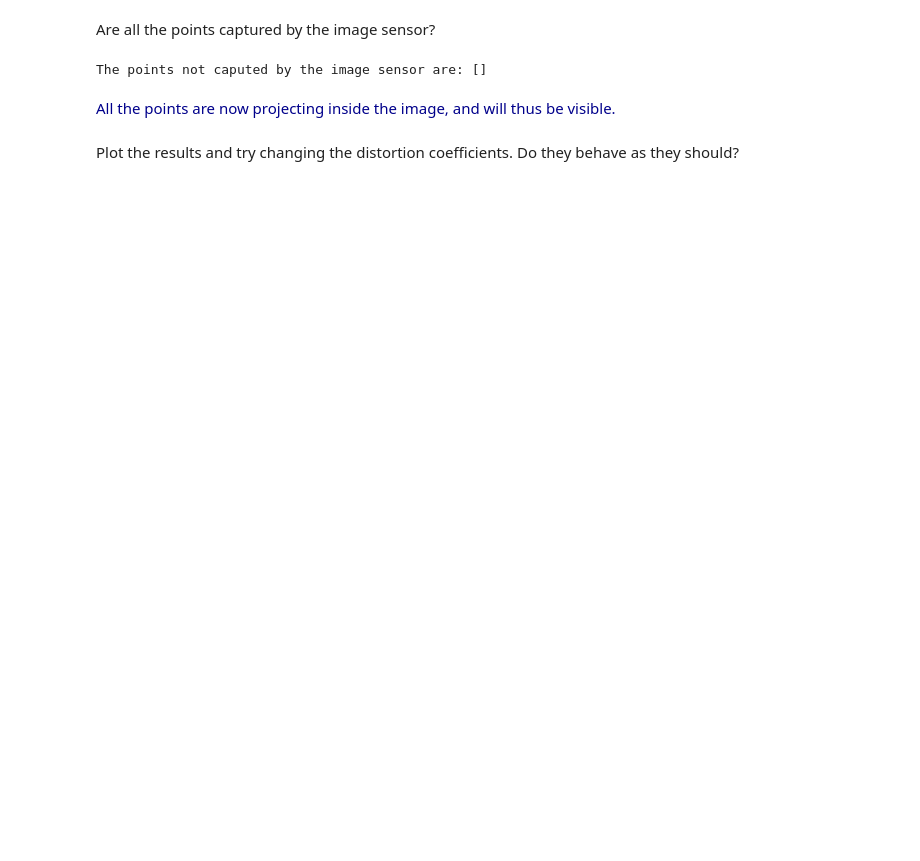
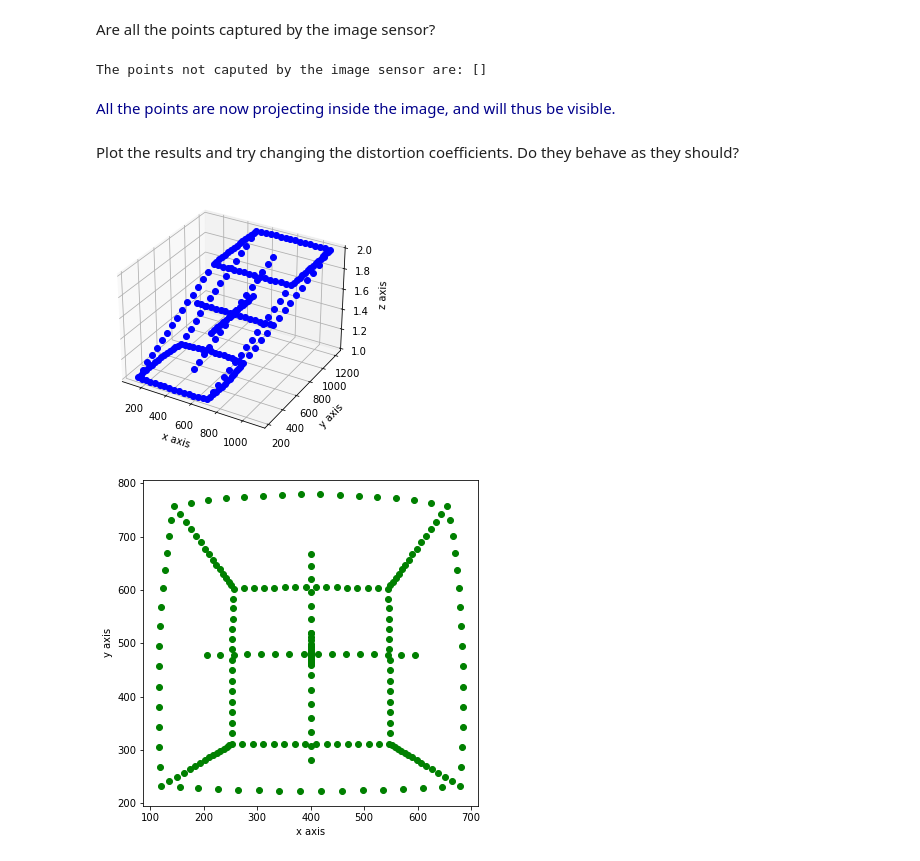
Before and after one commit to AlexAbades/CompVision, a Jupyter notebook: Cvis/Week2_Anna.ipynb, the cells around one changed output. Drawn from its saved outputs; the diff is of its cells as text; code cells hidden in the pictures; blank space fills up the shorter version.

```diff
--- a/Cvis/Week2_Anna.ipynb
+++ b/Cvis/Week2_Anna.ipynb
@@ -127,7 +128,7 @@ NameError: name 'P1' is not defined
 # %% [markdown]
 - **Exercise 2.2**. Create a new or change your function `projectpoint` to a version that also takes `dist` as an input. The list dist should contain the distortion coefficients $[k3, k5, k7, . . . ].$ Make the function work for at least 3 coefficients.
 # %%
-def projectpoints_2D(K,Cam,Q):
+def projectpoints_2D(K,Cam,Q,dist):
 
     [m,n]=np.shape(Q)
     cnt=np.ones(m)
@@ -141,26 +142,30 @@ def projectpoints_2D(K,Cam,Q):
     qx=np.transpose([projection[0]/projection[2]])
     qy=np.transpose([projection[1]/projection[2]])
     points2D=np.column_stack((qx,qy))
+
     r=np.sqrt(points2D.T[0]**2+points2D.T[1]**2)
-    dist= points2D.T*(1-0.2*(r**2))
+
+    Ar=dist[0]*(r**2)+dist[1]*(r**4)+dist[2]*(r**6)
+    dist= points2D.T*(1+Ar)
 
     Px= dist[0]*Pz
     Py= dist[1]*Pz
     points3D=np.column_stack((Px,Py,Pz))
 
-    P=K@points3D.T
+    P=K@points3D.T #homogeneous coordinates
 
+    #inhomogeneous coordinates
     qx_f=np.transpose([P[0]/P[2]])
     qy_f=np.transpose([P[1]/P[2]])
 
     dist_points=np.column_stack((qx_f,qy_f))
 
-    return dist_points
+    return dist_points,P.T
 # %% [markdown]
 Where does the corner **P1** project to?
 # %%
-dist_points=projectpoints_2D(K,Cam,Q)
-print(r)
+dist=[-0.2, 0 ,0]
+dist_points,P_3D=projectpoints_2D(K,Cam,Q,dist)
 
 coord= find_projected2Dpoint(Q,dist_points,P1)
 
@@ -199,3 +187,32 @@ The points not caputed by the image sensor are: []
 <font color='darkblue'> All the points are now projecting inside the image, and will thus be visible.
 # %% [markdown]
 Plot the results and try changing the distortion coefficients. Do they behave as they should?
+# %%
+# Create a figure, and specify the size
+fig = plt.figure(figsize=(10,10))
+# Create axes
+ax = fig.add_subplot(121, projection='3d')
+
+ax.set_xlabel('x axis')
+ax.set_ylabel('y axis')
+ax.set_zlabel('z axis')
+
+for point in P_3D:
+    ax.plot(point[0], point[1], point[2], 'bo')
+
+
+# Create a figure, and specify the size
+fig = plt.figure(figsize=(6,6))
+# Create axes
+ax = fig.add_subplot()
+
+ax.set_xlabel('x axis')
+ax.set_ylabel('y axis')
+
+for point in dist_points:
+    ax.plot(point[0], point[1],'go')
+
+plt.show()
+# %% [output]
+[figure, added]
+[figure, added]
```
Also changed, not shown: parts of 26 cells of this notebook, 2 other files.
